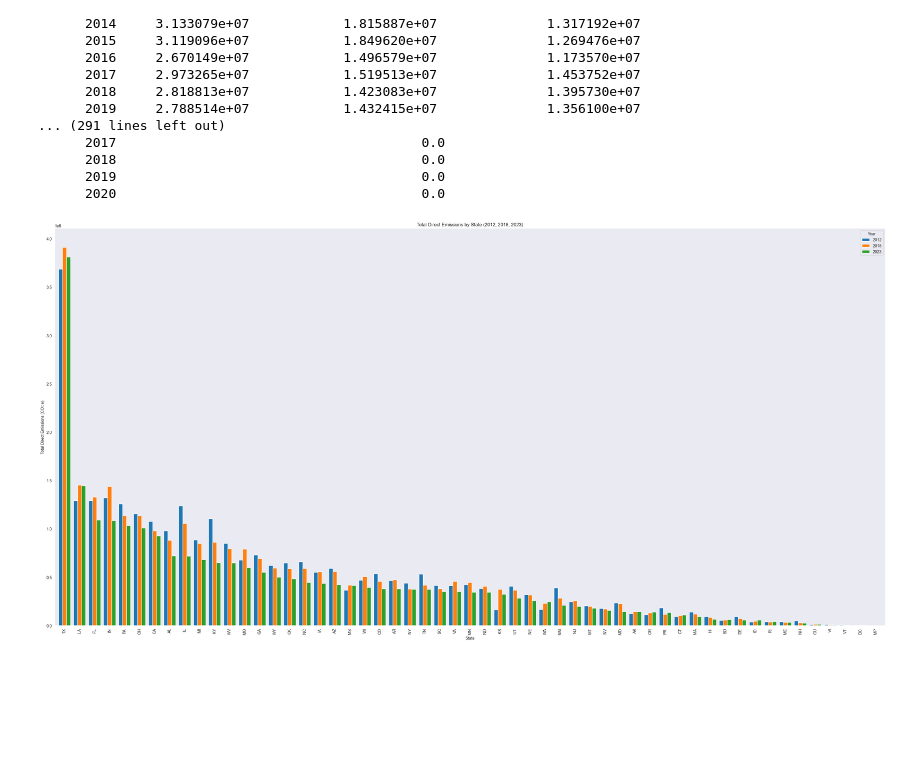
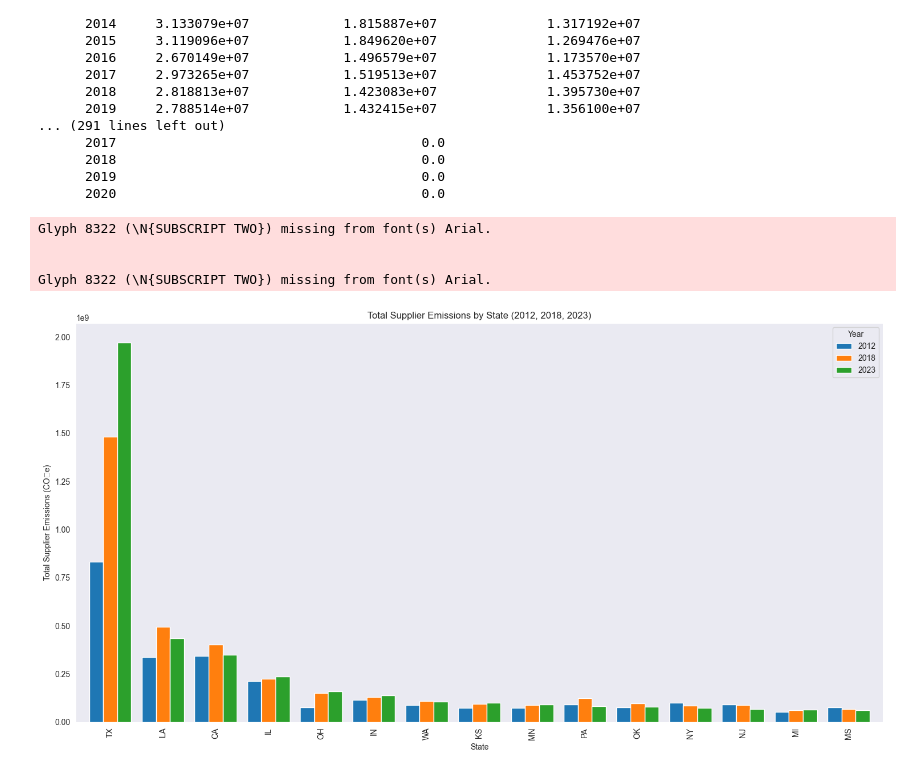
Before and after one commit to edgi-govdata-archiving/GHG-CDP, a Jupyter notebook: SOE_GHG_2.ipynb, the cells around one changed output. Saved outputs shown, nothing was run; the diff lists cells and outputs as text; code cells hidden in the pictures; blank space fills up the shorter version.

Commit message:
Adding top 15 states graphs, fine tuning to SOE_GHG_2

```diff
--- a/SOE_GHG_2.ipynb
+++ b/SOE_GHG_2.ipynb
@@ -522,38 +522,42 @@ def plot_state_emissions_grouped(years, emissions_category="Total Emissions"):
     """
 
     # Ensure years are sorted
     years = sorted(years)
 
     # Slice all requested years
     df_slice = (
         state_grouped
         .loc[(slice(None), years), emissions_category]
         .unstack("Year")
     )
 
-    # Sort states by the last year's emissions
-    df_slice = df_slice.sort_values(years[-1], ascending=False)
+    # Sort states by the last year's emissions, take only the top 15
+    df_slice = df_slice.sort_values(years[-1], ascending=False).head(15)
 
     # Plot
     ax = df_slice.plot(
         kind="bar",
-        figsize=(30, 15),
+        figsize=(15, 8),
         width=0.8
     )
 
     ax.set_title(f"{emissions_category} by State ({', '.join(map(str, years))})")
     ax.set_xlabel("State")
     ax.set_ylabel(f"{emissions_category} (CO₂e)")
     ax.legend(title="Year")
     ax.tick_params(axis="x", rotation=90)
 
     plt.tight_layout()
     plt.show()
 
-category = "Total Direct Emissions"
+category = "Total Supplier Emissions"
 plot_state_emissions_grouped([2012, 2018, 2023], emissions_category=category)
 # %% [output]
+Glyph 8322 (\N{SUBSCRIPT TWO}) missing from font(s) Arial.
+
+
+Glyph 8322 (\N{SUBSCRIPT TWO}) missing from font(s) Arial.
-[figure, old version]
+[figure, new version]
 # %%
 filepath = os.path.join(OUTPUT_DATA_DIR, "aggregated_emissions_by_state.csv")
 state_grouped = pd.read_csv(filepath, index_col=[0,1])
```
Also changed, not shown: parts of 1 cell of this notebook, 2 other files.
